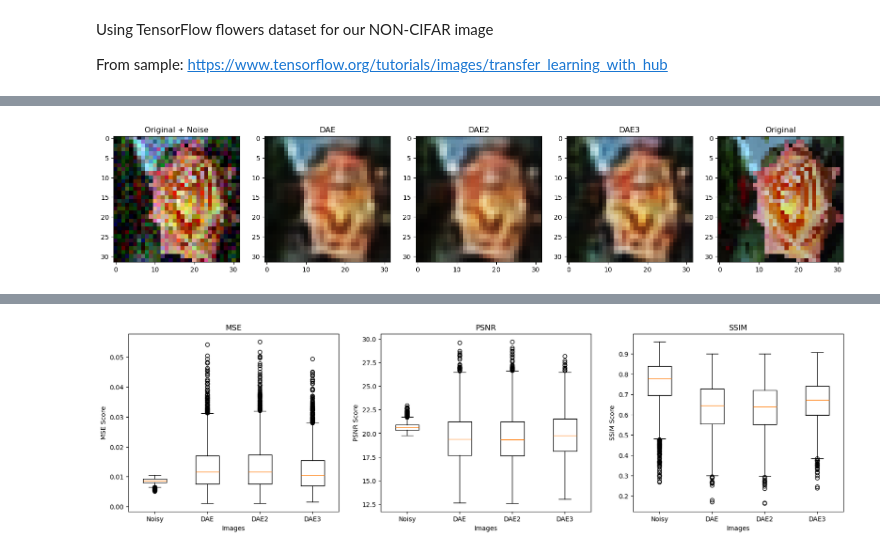
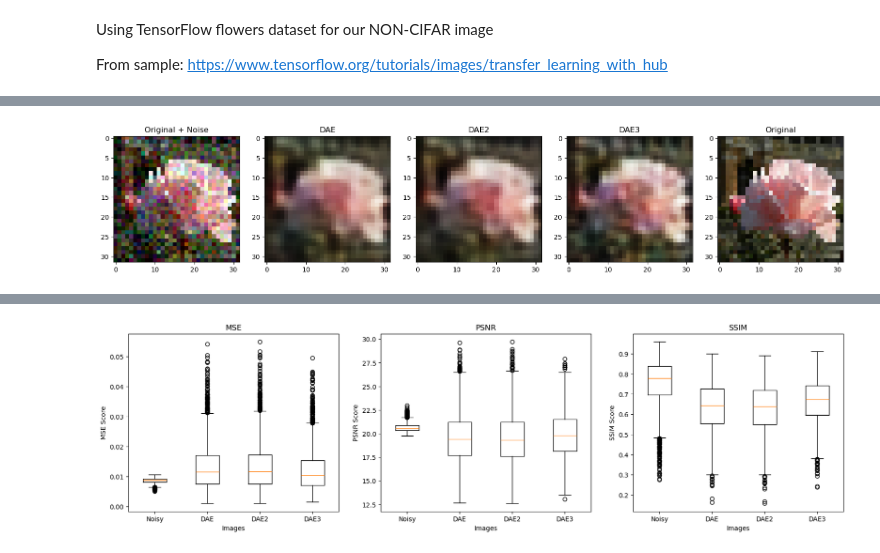
Before and after one commit to Kenric18/AutoEncoder, a Jupyter notebook: AutoEncoder.ipynb, the cells around one changed output, grey strips where cells are left out. Drawn from its saved outputs; the diff is of its cells as text; code cells hidden in the pictures.

```diff
--- a/AutoEncoder.ipynb
+++ b/AutoEncoder.ipynb
@@ -600,30 +505,30 @@ denoised_new3 = dae_unsupervised.predict(noisy_images)
 # %%
-i = 300
+i = 40
 
 plt.figure(figsize=(20, 4))
 ax = plt.subplot(1, 5, 1)
 plt.imshow(tf.squeeze(noisy_images[i]))
 ax.set_title("Original + Noise")
 
 bx = plt.subplot(1, 5, 2)
 plt.imshow(tf.squeeze(denoised_new1[i]))
 bx.set_title("DAE")
 
 cx = plt.subplot(1, 5, 3)
 plt.imshow(tf.squeeze(denoised_new2[i]))
 cx.set_title("DAE2")
 
 dx = plt.subplot(1, 5, 4)
 plt.imshow(tf.squeeze(denoised_new3[i]))
 dx.set_title("DAE3")
 
 ex = plt.subplot(1, 5, 5)
 plt.imshow(tf.squeeze(clean_images[i]))
 ex.set_title("Original")
 
 plt.show()
 # %% [output]
-[figure, old version]
+[figure, new version]
 # %%
 mse_scores2 = [tf.reduce_mean(tf.reduce_mean(tf.keras.losses.mse(clean_images, x), axis=1), axis=1) for x in [noisy_images, denoised_new1, denoised_new2, denoised_new3]]
 psnr_scores2 = [tf.image.psnr(clean_images, x, max_val=1.0).numpy() for x in [noisy_images, denoised_new1, denoised_new2, denoised_new3]]
```
Also changed, not shown: parts of 25 cells of this notebook.
